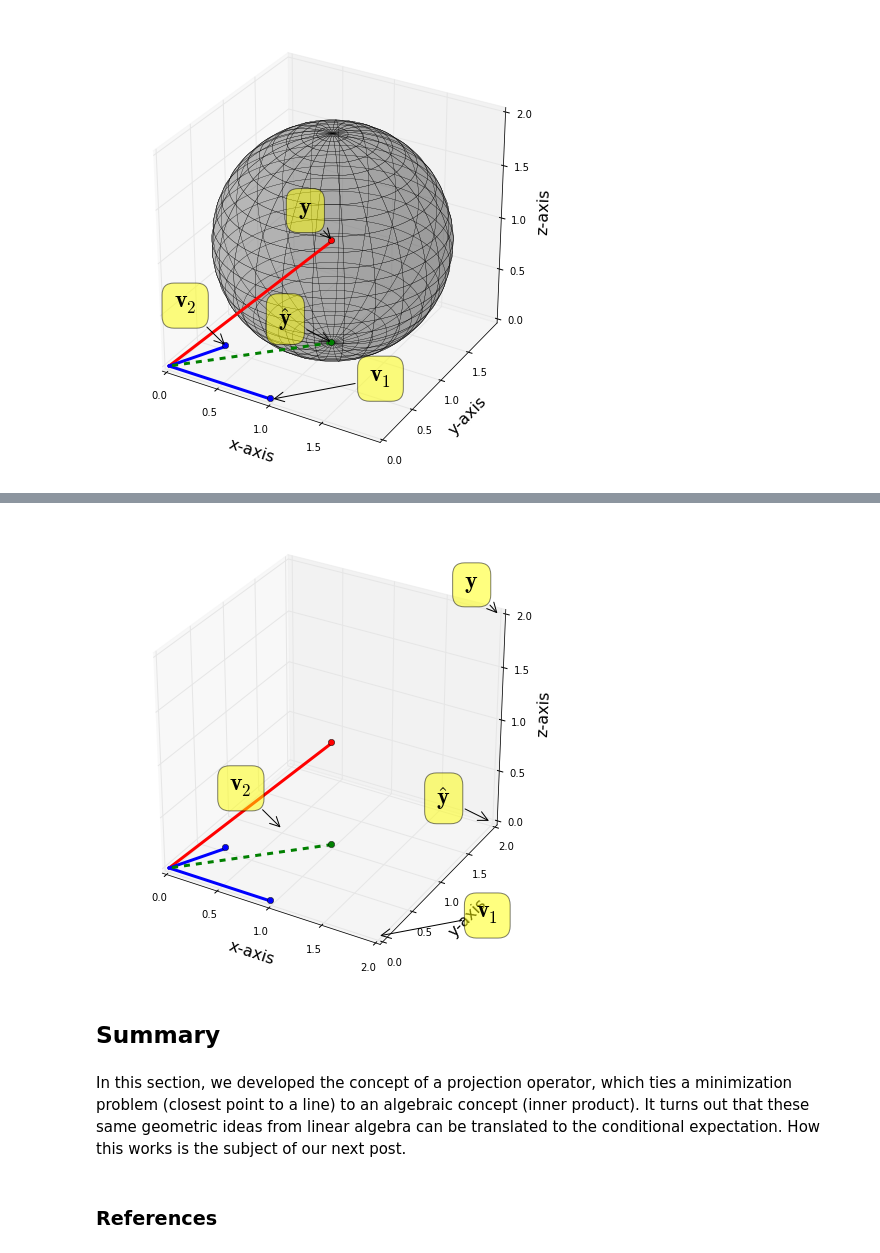
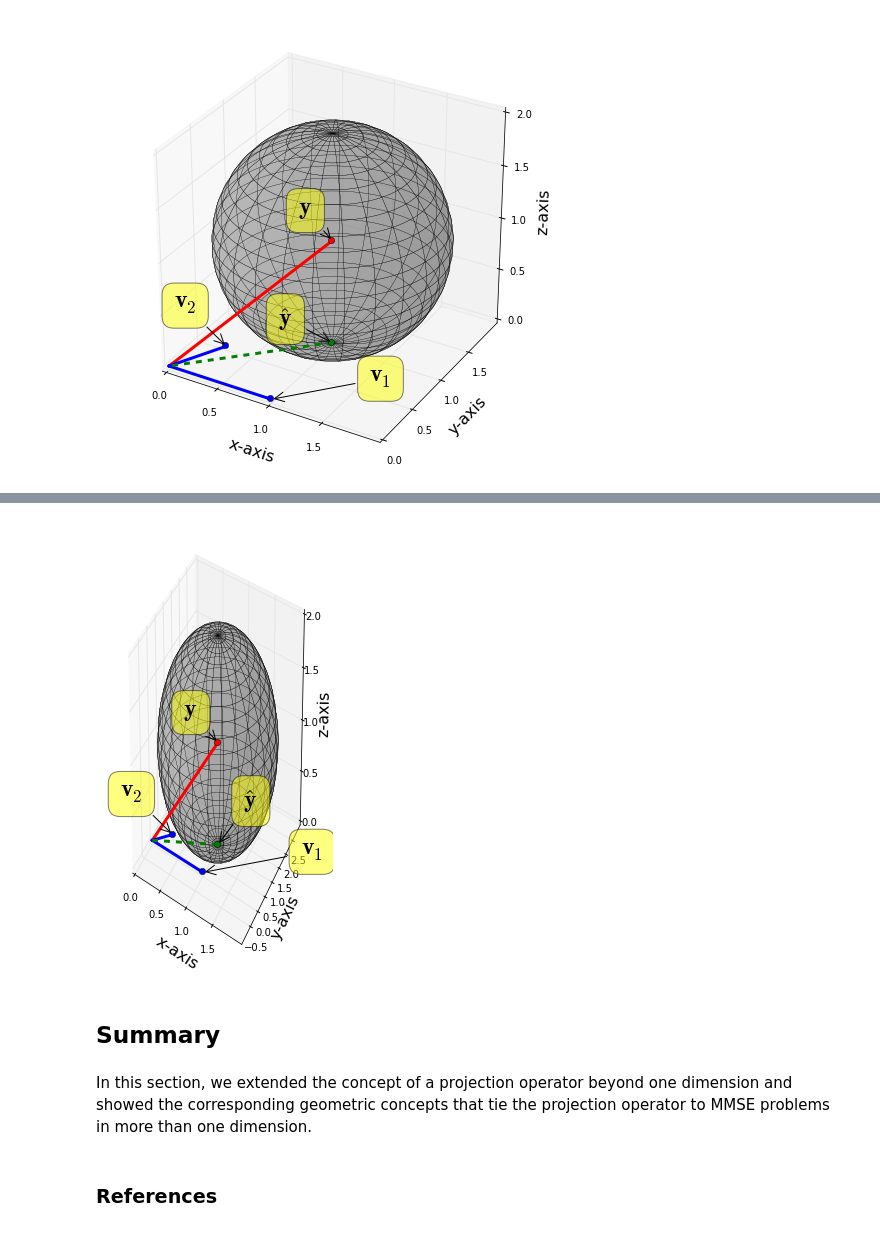
Before and after one commit to unpingco/Python-for-Signal-Processing, a Jupyter notebook: Projection_mdim.ipynb, the cells around one changed output, grey strips where cells are left out. Saved outputs shown, nothing was run; the diff lists cells and outputs as text; code cells hidden in the pictures.

Commit message:
more 3d graphics and general case

```diff
--- a/Projection_mdim.ipynb
+++ b/Projection_mdim.ipynb
@@ -191,6 +185,4 @@ known as the *idempotent* property which basically says that once we have projec
 # %%
-#http://stackoverflow.com/questions/10374930/matplotlib-annotating-a-3d-scatter-plot
-
 from mpl_toolkits.mplot3d import proj3d
 import matplotlib.pyplot as plt
 import numpy as np
@@ -207,11 +199,10 @@ ax.set_xlabel('x-axis',fontsize=16)
 ax.set_ylabel('y-axis',fontsize=16)
 ax.set_zlabel('z-axis',fontsize=16)
 
-
 y = matrix([1,1,1]).T
 V = matrix([[1,0.25], # columns are v_1, v_2
             [0,0.50],
-            [0,0]])
+            [0,0.00]])
 
 Q = matrix([[1,0,0],
             [0,2,0],
@@ -228,8 +219,10 @@ xx = np.outer(np.cos(u), np.sin(v))
 yy = np.outer(np.sin(u), np.sin(v))
 zz = np.outer(np.ones(np.size(u)), np.cos(v))
 
-#sphere=ax.plot_surface(xx+y[0,0], yy+y[1,0], zz+y[2,0],
-#                       rstride=4, cstride=4, color='gray',alpha=0.3,lw=0.25)
+xx,yy,yz=map(squeeze,split(tensordot(dstack([xx,yy,zz]),Q,axes=1),3,axis=2))
+
+ellipsoid=ax.plot_surface(xx+y[0,0], yy+y[1,0], zz+y[2,0],
+                           rstride=4, cstride=4, color='gray',alpha=0.3,lw=0.25)
 
 ax.plot3D([y[0,0],0],[y[1,0],0],[y[2,0],0],'r-',lw=3)
 ax.plot3D([y[0,0]],[y[1,0]],[y[2,0]],'ro')
@@ -248,48 +241,38 @@ ax.annotate(
     xy = (x2, y2), xytext = (-20, 20), fontsize=24,
     textcoords = 'offset points', ha = 'right', va = 'bottom',
     bbox = dict(boxstyle = 'round,pad=0.5', fc = 'yellow', alpha = 0.5),
     arrowprops = dict(arrowstyle = '->', connectionstyle = 'arc3,rad=0'))
 
 x2, y2, _ = proj3d.proj_transform(yhat[0,0],yhat[1,0],yhat[2,0], ax.get_proj())
 ax.annotate(
     "$\hat{\mathbf{y}}$",
-    xy = (x2, y2), xytext = (-40, 10), fontsize=24,
+    xy = (x2, y2), xytext = (40, 30), fontsize=24,
     textcoords = 'offset points', ha = 'right', va = 'bottom',
     bbox = dict(boxstyle = 'round,pad=0.5', fc = 'yellow', alpha = 0.5),
     arrowprops = dict(arrowstyle = '->', connectionstyle = 'arc3,rad=0'))
 
 x2, y2, _ = proj3d.proj_transform(V[0,0],V[1,0],V[2,0], ax.get_proj())
 ax.annotate(
     "$\mathbf{v}_1$",
     xy = (x2, y2), xytext = (120, 10), fontsize=24,
     textcoords = 'offset points', ha = 'right', va = 'bottom',
     bbox = dict(boxstyle = 'round,pad=0.5', fc = 'yellow', alpha = 0.5),
     arrowprops = dict(arrowstyle = '->', connectionstyle = 'arc3,rad=0'))
 
 x2, y2, _ = proj3d.proj_transform(V[0,1],V[1,1],V[2,1], ax.get_proj())
 ax.annotate(
     "$\mathbf{v}_2$",
     xy = (x2, y2), xytext = (-30, 30), fontsize=24,
     textcoords = 'offset points', ha = 'right', va = 'bottom',
     bbox = dict(boxstyle = 'round,pad=0.5', fc = 'yellow', alpha = 0.5),
     arrowprops = dict(arrowstyle = '->', connectionstyle = 'arc3,rad=0'))
 
-
-ax.set_xlim([0,2])
-ax.set_ylim([0,2])
-ax.set_zlim([0,2])
-ax.set_aspect(1)
-ax.set_xlabel('x-axis',fontsize=16)
-ax.set_ylabel('y-axis',fontsize=16)
-ax.set_zlabel('z-axis',fontsize=16)
-
-
 plt.show()
 # %% [output]
-[figure, old version]
+[figure, new version]
 # %% [markdown]
 ## Summary
-# %% [markdown]
-In this section, we developed the concept of a projection operator, which ties a minimization problem (closest point to a line) to an algebraic concept (inner product). It turns out that these same geometric ideas from linear algebra can be translated to the conditional expectation. How this works is the subject of our next post.
+# %% [markdown]
+In this section, we extended the concept of a projection operator beyond one dimension and showed the corresponding geometric concepts that tie the projection operator to MMSE problems in more than one dimension.
 # %% [markdown]
 ### References
```
Also changed, not shown: parts of 10 cells of this notebook.
